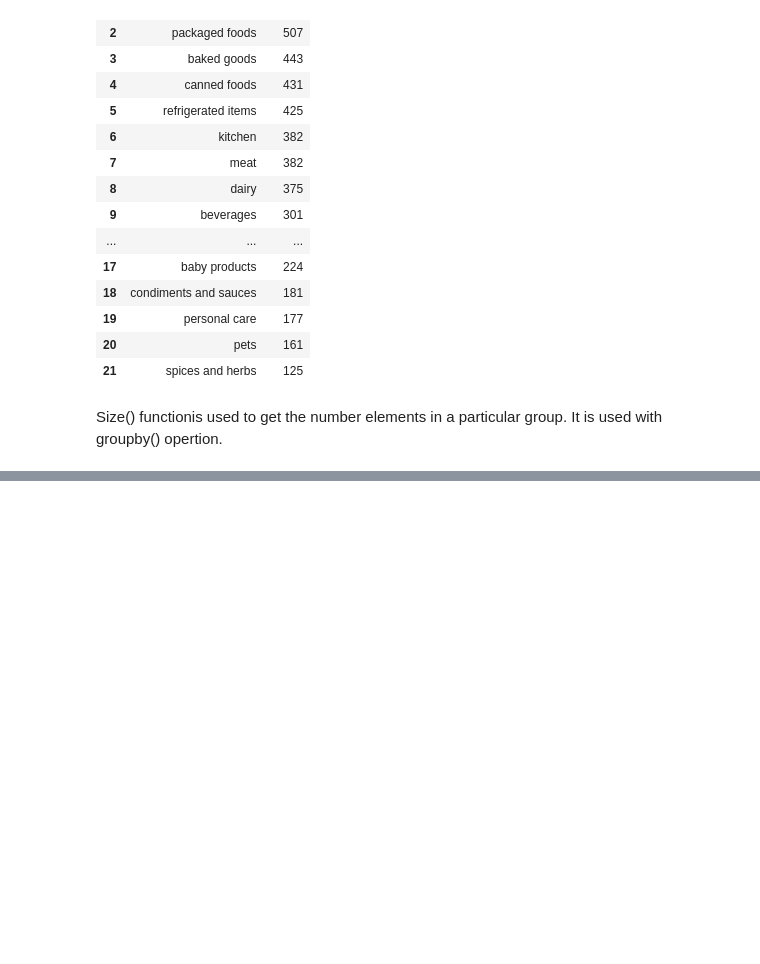
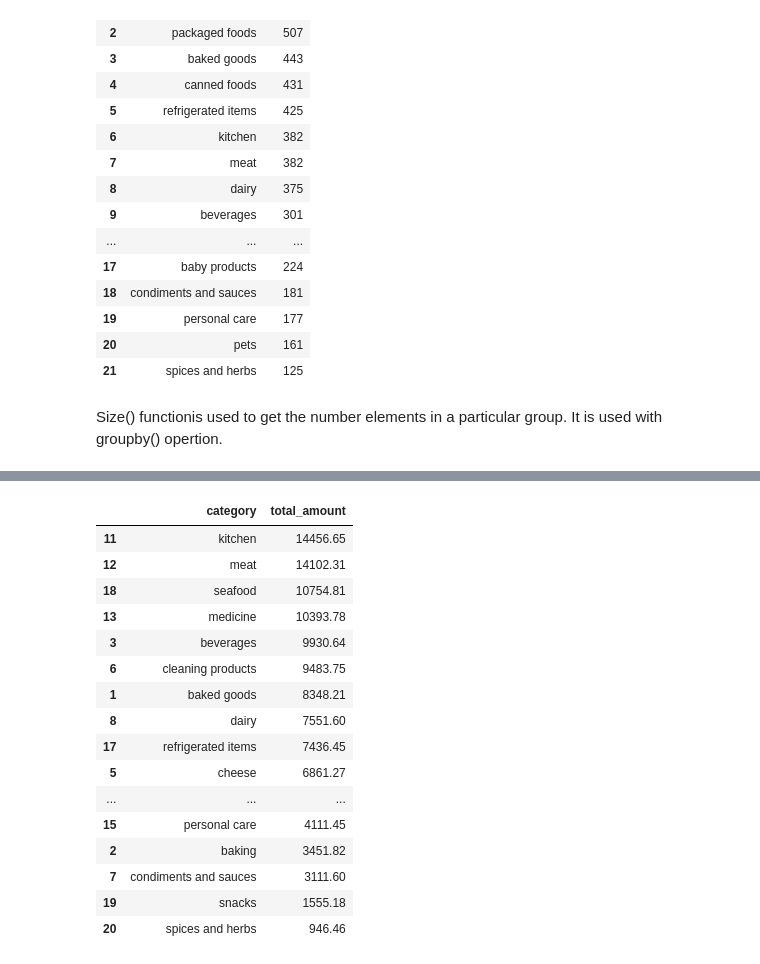
Before and after one commit to AkshayAcharyaN/Supply-chain-management-, a Jupyter notebook: EDA.ipynb, the cells around one changed output, grey strips where cells are left out. Cells and saved outputs as stored; diff of their text form; code cells hidden in the pictures; blank space fills up the shorter version.

```diff
--- a/EDA.ipynb
+++ b/EDA.ipynb
@@ -178,0 +179,22 @@ top_3
+# %%
+total_Sells = sales_data.groupby('category')['total'].sum().reset_index(name='total_amount')
+total_sells_2 = total_Sells.sort_values(['total_amount'],ascending=[False])
+total_sells_2
+# %% [output]
+|  | category | total_amount |
+| 11 | kitchen | 14456.65 |
+| 12 | meat | 14102.31 |
+| 18 | seafood | 10754.81 |
+| 13 | medicine | 10393.78 |
+| 3 | beverages | 9930.64 |
+| 6 | cleaning products | 9483.75 |
+| 1 | baked goods | 8348.21 |
+| 8 | dairy | 7551.60 |
+| 17 | refrigerated items | 7436.45 |
+| 5 | cheese | 6861.27 |
+| ... | ... | ... |
+| 15 | personal care | 4111.45 |
+| 2 | baking | 3451.82 |
+| 7 | condiments and sauces | 3111.60 |
+| 19 | snacks | 1555.18 |
+| 20 | spices and herbs | 946.46 |
```
Also changed, not shown: parts of 1 cell of this notebook.
